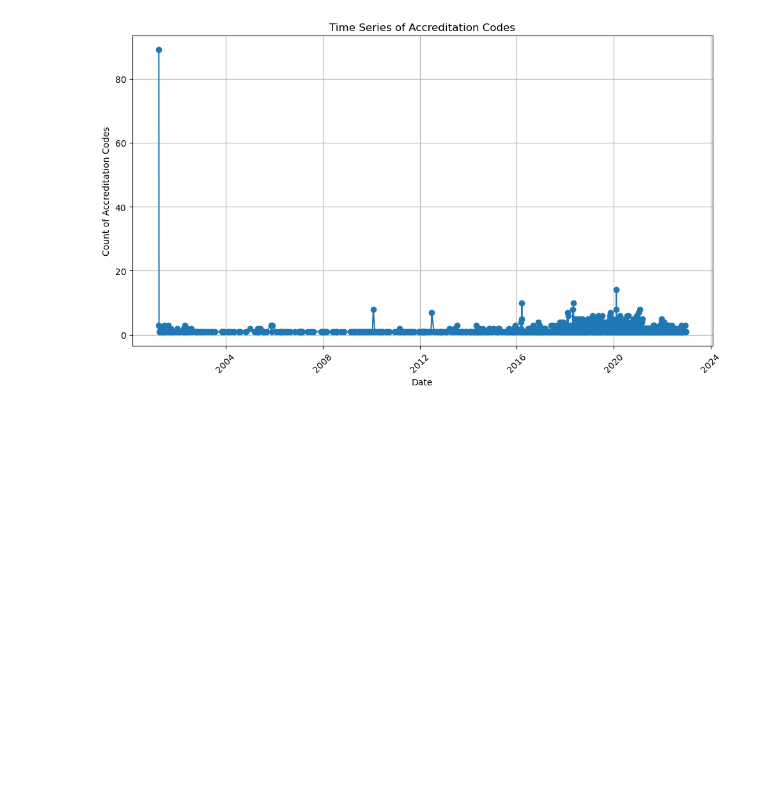
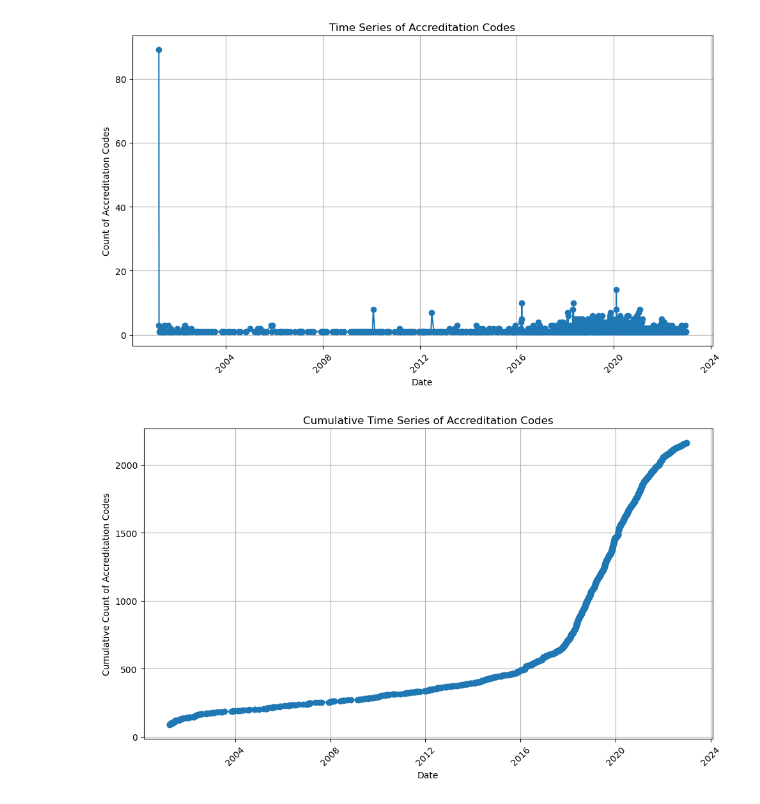
Before and after one commit to elenajusto/australian-energy-market, a Jupyter notebook: HisotricalStationExploration.ipynb, the cells around one changed output. Cells and saved outputs as stored; diff of their text form; code cells hidden in the pictures; blank space fills up the shorter version.

Commit message:
Initial cumulative visualisation of time series data

```diff
--- a/HisotricalStationExploration.ipynb
+++ b/HisotricalStationExploration.ipynb
@@ -124,3 +124,22 @@ plt.tight_layout()                                             # Adjust the plot
 plt.show()
 # %% [output]
 [figure]
+# %%
+# Lets visualise the cumulative count of this time series data
+
+# Get cumulative counts
+cumulative_counts = date_counts.cumsum()
+
+# Plotting
+plt.figure(figsize=(10, 6))
+plt.plot(cumulative_counts.index, cumulative_counts.values, marker='o')
+plt.title('Cumulative Time Series of Accreditation Codes')
+plt.xlabel('Date')
+plt.ylabel('Cumulative Count of Accreditation Codes')
+plt.grid(True)
+plt.xticks(rotation=45)  # Rotating x-axis labels for better readability
+plt.tight_layout()  # Adjust the plot to ensure everything fits without overlapping
+
+plt.show()
+# %% [output]
+[figure, added]
```
